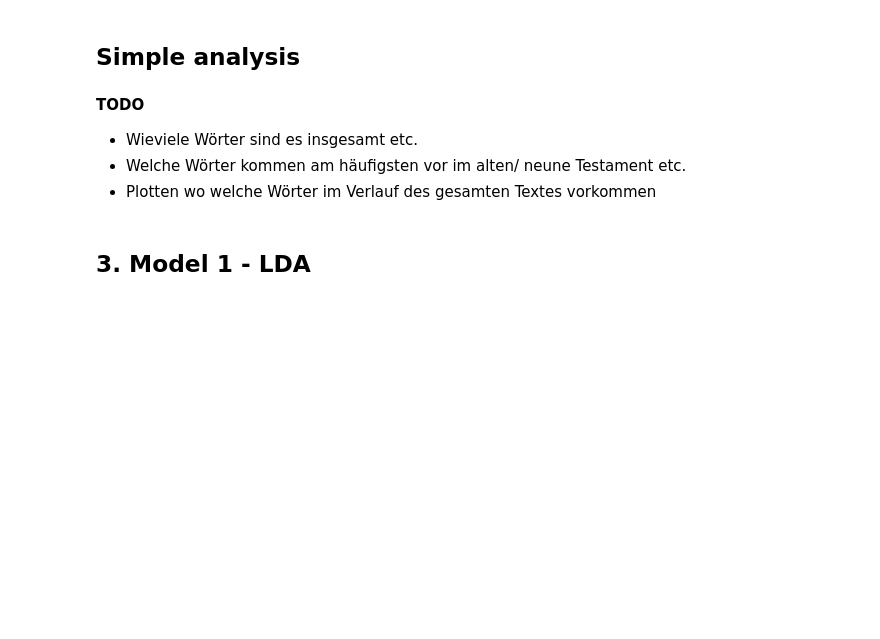
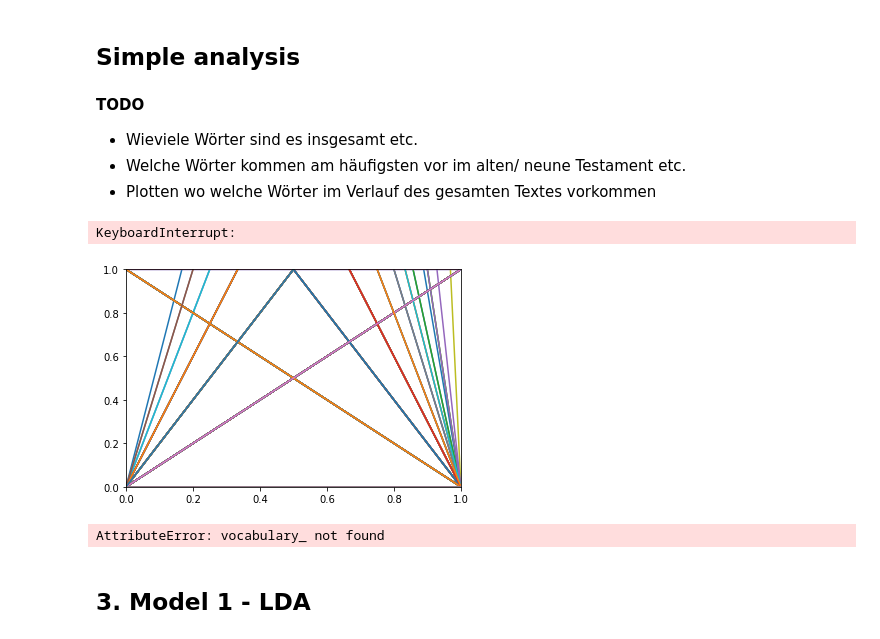
Before and after one commit to Amglex/Machine-Learning-for-textual-data, a Jupyter notebook: ML_Project.ipynb, the cells around one changed output. Drawn from its saved outputs; the diff is of its cells as text; code cells hidden in the pictures; blank space fills up the shorter version.

```diff
--- a/ML_Project.ipynb
+++ b/ML_Project.ipynb
@@ -288,6 +357,23 @@ plt.show()
 - Wieviele Wörter sind es insgesamt etc.
 - Welche Wörter kommen am häufigsten vor im alten/ neune Testament etc.
 - Plotten wo welche Wörter im Verlauf des gesamten Textes vorkommen
+# %%
+cv = CountVectorizer()
+cv.fit(df['text'])
+results = cv.transform(df['text'])
+features = cv.get_feature_names()
+df_res = pd.DataFrame(results.toarray(), columns=features)
+df_res = df_res.sort_values()
+plt.plot(df_res)
+# %% [output]
+KeyboardInterrupt:
+[figure, added]
+# %%
+count_vectorizer = CountVectorizer()
+word_counts = count_vectorizer.fit_transform(df["text"])
+word_counts.vocabulary_
+# %% [output]
+AttributeError: vocabulary_ not found
 # %% [markdown]
 ## 3. Model 1 - LDA
 # %% [markdown]
```
Also changed, not shown: parts of 21 cells of this notebook.
